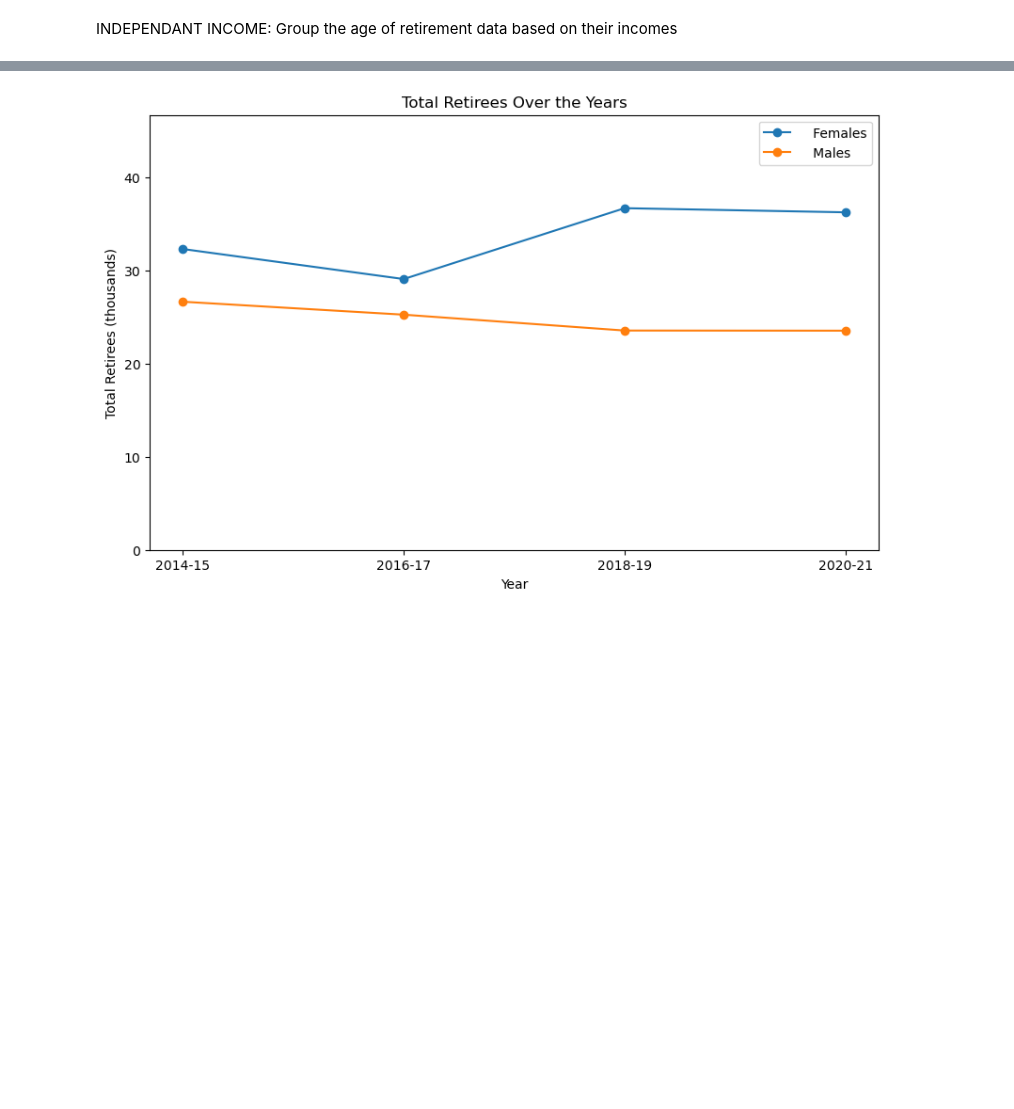
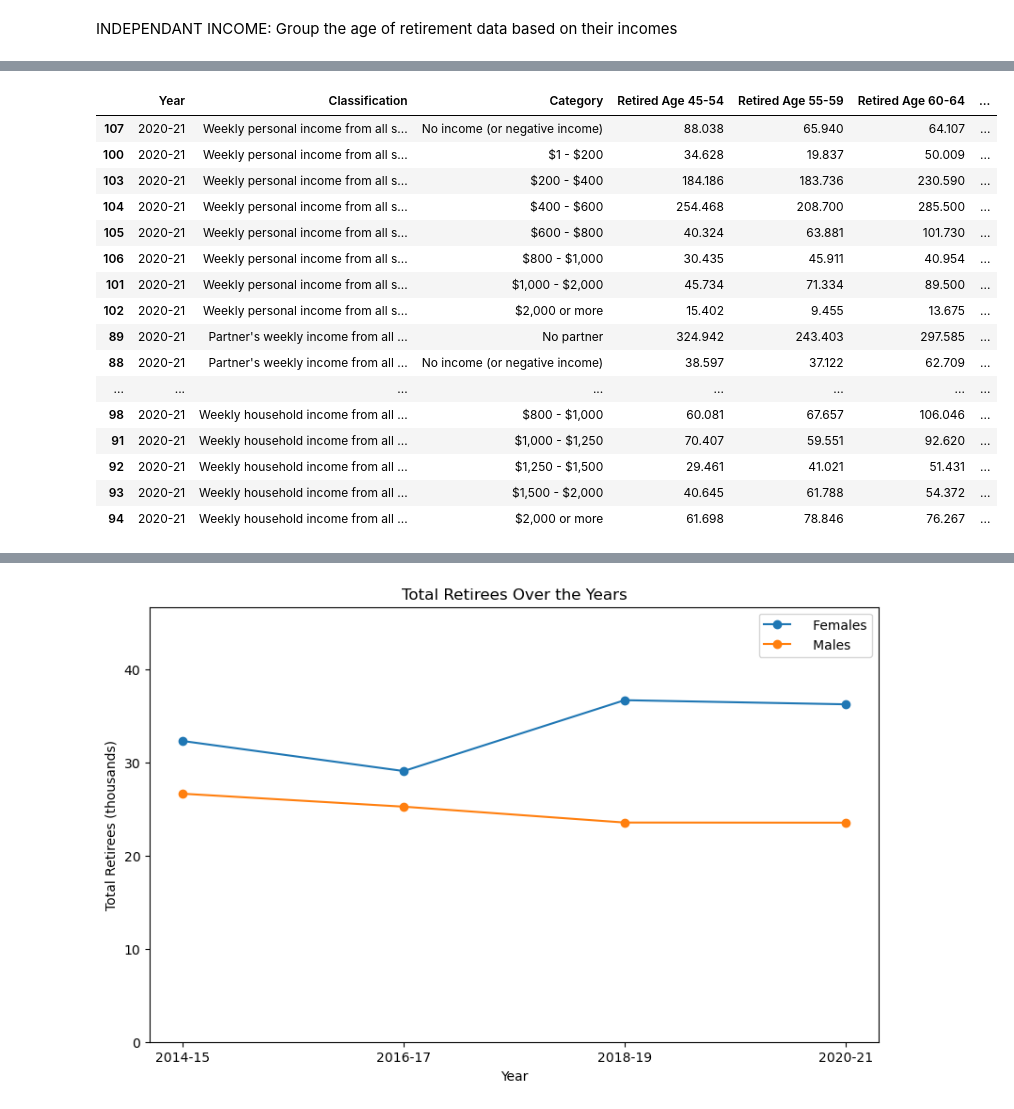
Before and after one commit to braydonnugent/Project1_Group4, a Jupyter notebook: retirement_analysis.ipynb, the cells around one changed output, grey strips where cells are left out. Drawn from its saved outputs; the diff is of its cells as text; code cells hidden in the pictures; blank space fills up the shorter version.

```diff
--- a/retirement_analysis.ipynb
+++ b/retirement_analysis.ipynb
@@ -110,21 +140,40 @@ income_df = income_df.sort_values(['Year','Reference'])
 # %%
 chart_data = []
 
 new_column_names = {
-    'Retired Age 54 & Under (people in thousands)': 'Retired Age 54 & Under',
+    'Retired Age 54 & Under (people in thousands)': 'Retired Age 45-54',
     'Retired Age 55-59 (people in thousands)': 'Retired Age 55-59',
     'Retired Age 60-64 (people in thousands)': 'Retired Age 60-64',
     'Retired Age 65-69 (people in thousands)': 'Retired Age 65-69',
     'Retired Age 70 & Over (people in thousands)': 'Retired Age 70 & Over',
 }
 
 for index, row in income_df.iterrows():
     if row['Year'] == '2020-21':
         chart_data.append(row)
 
 chart_data = pd.DataFrame(chart_data)
 chart_data = chart_data.rename(columns=new_column_names)
 chart_data = chart_data.iloc[:,[0,1,2,3,4,5,6,7,9]]
+chart_data
+# %% [output]
+|  | Year | Classification | Category | Retired Age 45-54 | Retired Age 55-59 | Retired Age 60-64 | ... |
+| 107 | 2020-21 | Weekly personal income from all s... | No income (or negative income) | 88.038 | 65.940 | 64.107 | ... |
+| 100 | 2020-21 | Weekly personal income from all s... | $1 - $200 | 34.628 | 19.837 | 50.009 | ... |
+| 103 | 2020-21 | Weekly personal income from all s... | $200 - $400 | 184.186 | 183.736 | 230.590 | ... |
+| 104 | 2020-21 | Weekly personal income from all s... | $400 - $600 | 254.468 | 208.700 | 285.500 | ... |
+| 105 | 2020-21 | Weekly personal income from all s... | $600 - $800 | 40.324 | 63.881 | 101.730 | ... |
+| 106 | 2020-21 | Weekly personal income from all s... | $800 - $1,000 | 30.435 | 45.911 | 40.954 | ... |
+| 101 | 2020-21 | Weekly personal income from all s... | $1,000 - $2,000 | 45.734 | 71.334 | 89.500 | ... |
+| 102 | 2020-21 | Weekly personal income from all s... | $2,000 or more | 15.402 | 9.455 | 13.675 | ... |
+| 89 | 2020-21 | Partner's weekly income from all ... | No partner | 324.942 | 243.403 | 297.585 | ... |
+| 88 | 2020-21 | Partner's weekly income from all ... | No income (or negative income) | 38.597 | 37.122 | 62.709 | ... |
+| ... | ... | ... | ... | ... | ... | ... | ... |
+| 98 | 2020-21 | Weekly household income from all ... | $800 - $1,000 | 60.081 | 67.657 | 106.046 | ... |
+| 91 | 2020-21 | Weekly household income from all ... | $1,000 - $1,250 | 70.407 | 59.551 | 92.620 | ... |
+| 92 | 2020-21 | Weekly household income from all ... | $1,250 - $1,500 | 29.461 | 41.021 | 51.431 | ... |
+| 93 | 2020-21 | Weekly household income from all ... | $1,500 - $2,000 | 40.645 | 61.788 | 54.372 | ... |
+| 94 | 2020-21 | Weekly household income from all ... | $2,000 or more | 61.698 | 78.846 | 76.267 | ... |
 # %%
 # Create visualisations to how old people were & what their income was before retiring
 fig, axes = plt.subplots(nrows=1, ncols=3, figsize=(25, 8))
```
Also changed, not shown: parts of 7 cells of this notebook, 1 other file.
